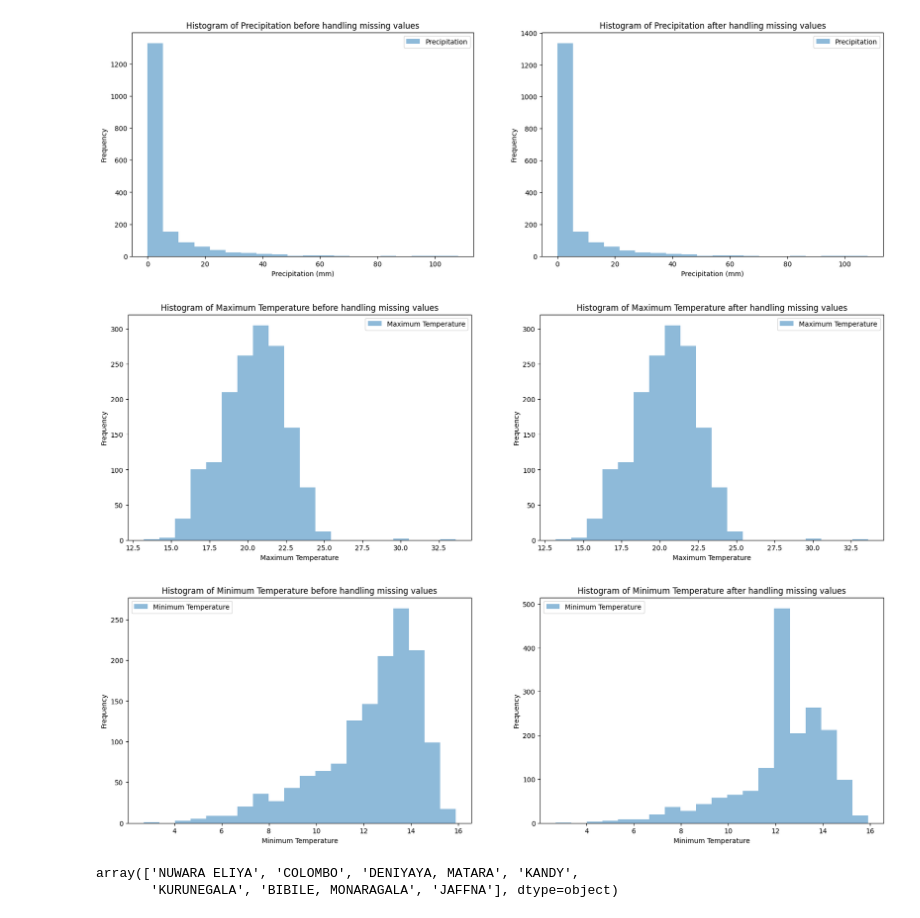
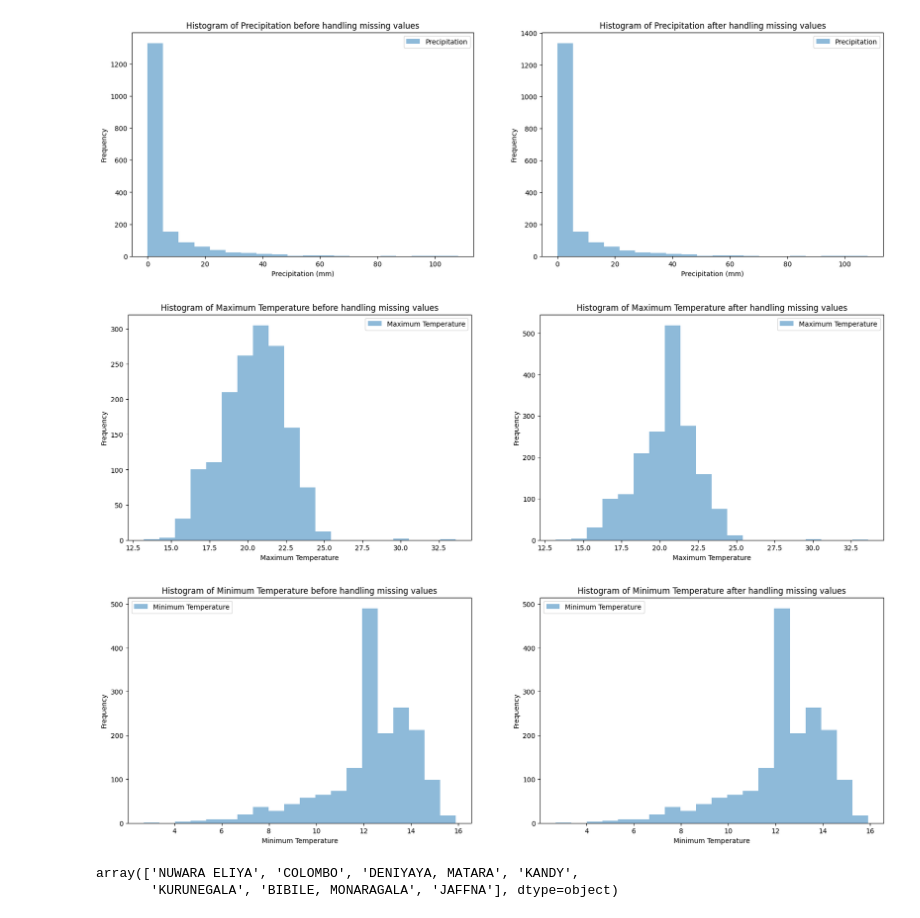
Before and after one commit to MinuriRajapakse/HCHO-Analysis, a Jupyter notebook: temp_preci.ipynb, the cells around one changed output. Drawn from its saved outputs; the diff is of its cells as text; code cells hidden in the pictures.

Commit message:
Modified the python notebook and created a final dataset

```diff
--- a/temp_preci.ipynb
+++ b/temp_preci.ipynb
@@ -3,7 +3,7 @@ import pandas as pd
 import matplotlib.pyplot as plt
 import seaborn as sns
 # %%
-data = pd.read_csv('datasets/Climate.csv')
+data = pd.read_csv('datasets\moreData\Climate.csv')
 # %%
 data.head()
 # %% [output]
@@ -422,27 +418,27 @@ plt.show()
 # %%
 fig, axes = plt.subplots(1, 2, figsize=(20, 6))
 
 # Plot the first histogram
 axes[0].hist(nuwaraeliya_data['Maximum Temperature'], bins=20, alpha=0.5, label='Maximum Temperature')
 axes[0].set_xlabel('Maximum Temperature')
 axes[0].set_ylabel('Frequency')
 axes[0].set_title('Histogram of Maximum Temperature before handling missing values')
 axes[0].legend()
 
 # Calculate mean and fill missing values
 mean = nuwaraeliya_data['Maximum Temperature'].mean()
-kurunegala_data.loc[:, 'Maximum Temperature'] = kurunegala_data['Maximum Temperature'].fillna(mean)
+nuwaraeliya_data.loc[:, 'Maximum Temperature'] = nuwaraeliya_data['Maximum Temperature'].fillna(mean)
 
 # Plot the second histogram
 axes[1].hist(nuwaraeliya_data['Maximum Temperature'], bins=20, alpha=0.5, label='Maximum Temperature')
 axes[1].set_xlabel('Maximum Temperature')
 axes[1].set_ylabel('Frequency')
 axes[1].set_title('Histogram of Maximum Temperature after handling missing values')
 axes[1].legend()
 
 plt.show()
 # %% [output]
-[figure, old version]
+[figure, new version]
 # %%
 fig, axes = plt.subplots(1, 2, figsize=(20, 6))
 
@@ -466,7 +462,7 @@ axes[1].legend()
 
 plt.show()
 # %% [output]
-[figure, old version]
+[figure, new version]
 # %%
 #colombo_data['PRCP_ATTRIBUTES'].unique()
 # %%
```
Also changed, not shown: parts of 23 cells of this notebook, 17 other files.
